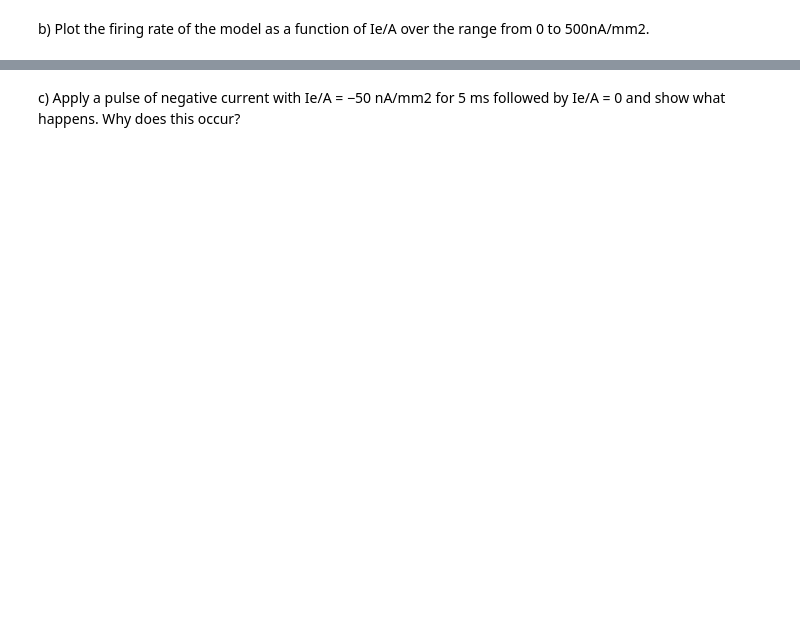
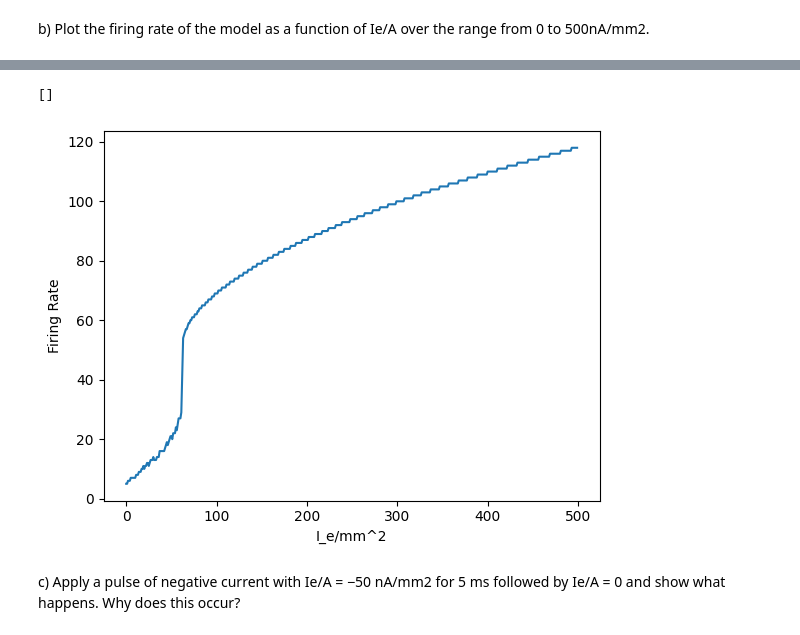
Before and after one commit to Mintherbi/Theoretical-Neuroscience, a Jupyter notebook: Hudgkin Huxley Model.ipynb, the cells around one changed output, grey strips where cells are left out. Cells and saved outputs as stored; diff of their text form; code cells hidden in the pictures; blank space fills up the shorter version.

```diff
--- a/Hudgkin Huxley Model.ipynb
+++ b/Hudgkin Huxley Model.ipynb
@@ -118,2 +168,10 @@ b) Plot the firing rate of the model as a function of Ie/A over the range from 0
+# %%
+plt.plot(A)
+plt.xlabel("I_e/mm^2")
+plt.ylabel("Firing Rate")
+plt.plot()
+# %% [output]
+[]
+[figure, added]
 # %% [markdown]
 c) Apply a pulse of negative current with Ie/A = −50 nA/mm2 for 5 ms followed by Ie/A = 0 and show what happens. Why does this occur?
```
Also changed, not shown: parts of 6 cells of this notebook.
